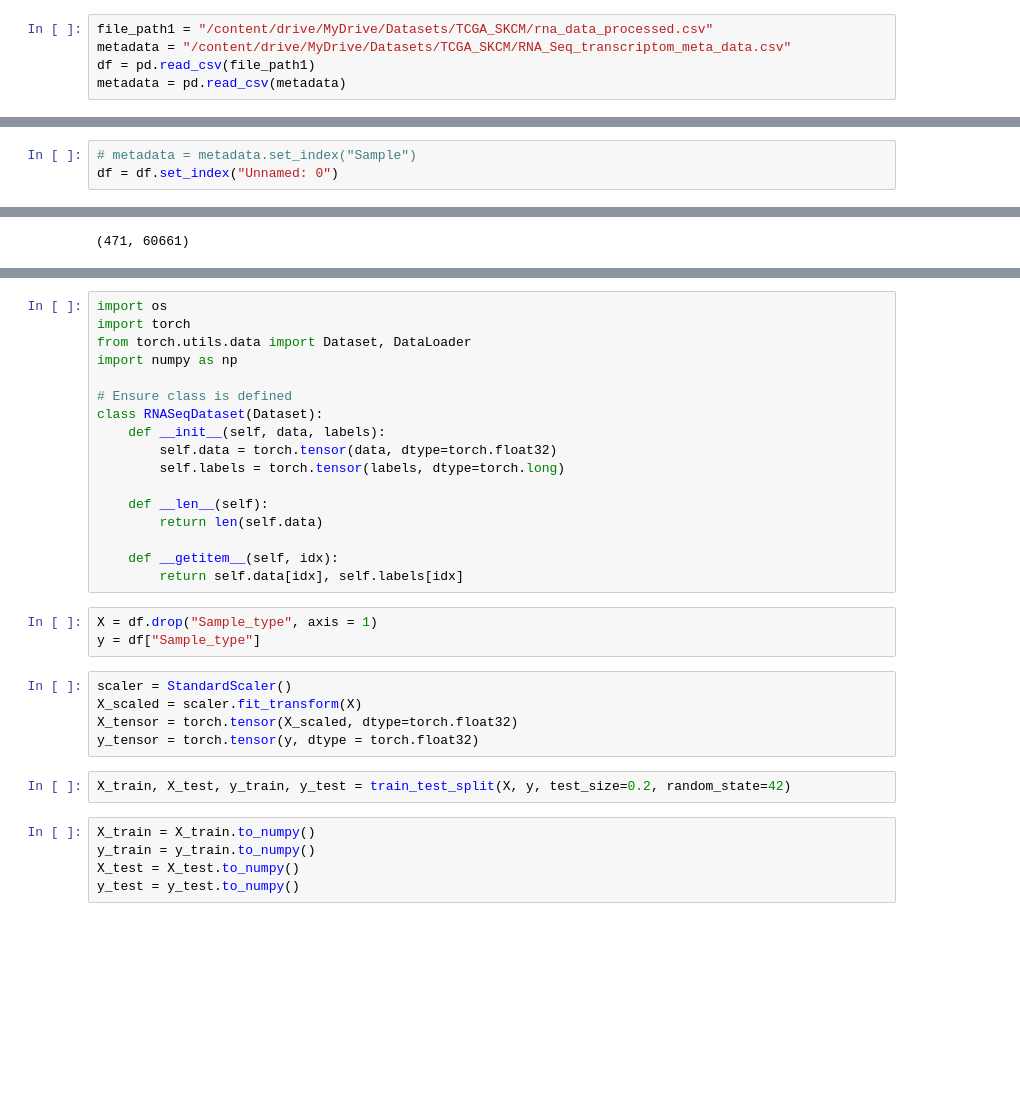
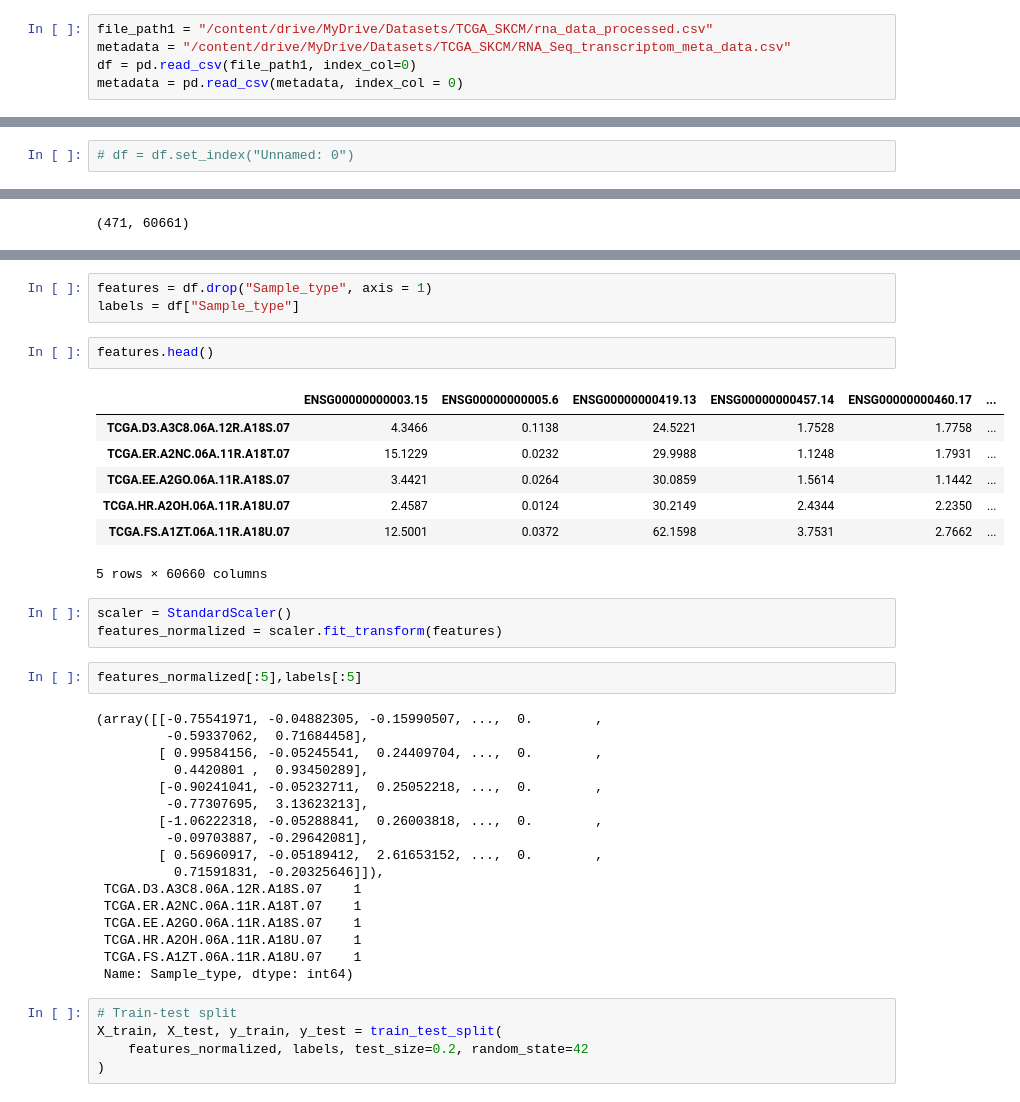
Before and after one commit to alimdneaz/SKCM_Multi_Omics_DL, a Jupyter notebook: python_codes/TCGA_SKCM_RNA_Seq_data_preparation_v2.ipynb, the cells around one changed output, grey strips where cells are left out. Cells and saved outputs as stored; diff of their text form; blank space fills up the shorter version.

```diff
--- a/python_codes/TCGA_SKCM_RNA_Seq_data_preparation_v2.ipynb
+++ b/python_codes/TCGA_SKCM_RNA_Seq_data_preparation_v2.ipynb
@@ -25,5 +25,5 @@ def data_info(data: pd.DataFrame):
 # %%
 file_path1 = "/content/drive/MyDrive/Datasets/TCGA_SKCM/rna_data_processed.csv"
 metadata = "/content/drive/MyDrive/Datasets/TCGA_SKCM/RNA_Seq_transcriptom_meta_data.csv"
-df = pd.read_csv(file_path1)
-metadata = pd.read_csv(metadata)
+df = pd.read_csv(file_path1, index_col=0)
+metadata = pd.read_csv(metadata, index_col = 0)
@@ -68,5 +78,4 @@ Shape of the dataframe: (473, 31)
 75%      355.0000  4.241266e+06      1.0      NaN
 max      473.0000  4.258425e+06      1.0      NaN
 # %%
-# metadata = metadata.set_index("Sample")
-df = df.set_index("Unnamed: 0")
+# df = df.set_index("Unnamed: 0")
@@ -104,32 +130,40 @@ from sklearn.model_selection import train_test_split
-# %%
-import os
-import torch
-from torch.utils.data import Dataset, DataLoader
-import numpy as np
-
-# Ensure class is defined
-class RNASeqDataset(Dataset):
-    def __init__(self, data, labels):
-        self.data = torch.tensor(data, dtype=torch.float32)
-        self.labels = torch.tensor(labels, dtype=torch.long)
-
-    def __len__(self):
-        return len(self.data)
-
-    def __getitem__(self, idx):
-        return self.data[idx], self.labels[idx]
 # %%
-X = df.drop("Sample_type", axis = 1)
-y = df["Sample_type"]
+features = df.drop("Sample_type", axis = 1)
+labels = df["Sample_type"]
-# %%
-scaler = StandardScaler()
-X_scaled = scaler.fit_transform(X)
-X_tensor = torch.tensor(X_scaled, dtype=torch.float32)
-y_tensor = torch.tensor(y, dtype = torch.float32)
+# %%
+features.head()
+# %% [output]
+|  | ENSG00000000003.15 | ENSG00000000005.6 | ENSG00000000419.13 | ENSG00000000457.14 | ENSG00000000460.17 | ... |
+| TCGA.D3.A3C8.06A.12R.A18S.07 | 4.3466 | 0.1138 | 24.5221 | 1.7528 | 1.7758 | ... |
+| TCGA.ER.A2NC.06A.11R.A18T.07 | 15.1229 | 0.0232 | 29.9988 | 1.1248 | 1.7931 | ... |
+| TCGA.EE.A2GO.06A.11R.A18S.07 | 3.4421 | 0.0264 | 30.0859 | 1.5614 | 1.1442 | ... |
+| TCGA.HR.A2OH.06A.11R.A18U.07 | 2.4587 | 0.0124 | 30.2149 | 2.4344 | 2.2350 | ... |
+| TCGA.FS.A1ZT.06A.11R.A18U.07 | 12.5001 | 0.0372 | 62.1598 | 3.7531 | 2.7662 | ... |
+5 rows × 60660 columns
+# %%
+scaler = StandardScaler()
+features_normalized = scaler.fit_transform(features)
+# %%
+features_normalized[:5],labels[:5]
+# %% [output]
+(array([[-0.75541971, -0.04882305, -0.15990507, ...,  0.        ,
+         -0.59337062,  0.71684458],
+        [ 0.99584156, -0.05245541,  0.24409704, ...,  0.        ,
+          0.4420801 ,  0.93450289],
+        [-0.90241041, -0.05232711,  0.25052218, ...,  0.        ,
+         -0.77307695,  3.13623213],
+        [-1.06222318, -0.05288841,  0.26003818, ...,  0.        ,
+         -0.09703887, -0.29642081],
+        [ 0.56960917, -0.05189412,  2.61653152, ...,  0.        ,
+          0.71591831, -0.20325646]]),
+ TCGA.D3.A3C8.06A.12R.A18S.07    1
+ TCGA.ER.A2NC.06A.11R.A18T.07    1
+ TCGA.EE.A2GO.06A.11R.A18S.07    1
+ TCGA.HR.A2OH.06A.11R.A18U.07    1
+ TCGA.FS.A1ZT.06A.11R.A18U.07    1
+ Name: Sample_type, dtype: int64)
 # %%
-X_train, X_test, y_train, y_test = train_test_split(X, y, test_size=0.2, random_state=42)
+# Train-test split
+X_train, X_test, y_train, y_test = train_test_split(
+    features_normalized, labels, test_size=0.2, random_state=42
+)
-# %%
-X_train = X_train.to_numpy()
-y_train = y_train.to_numpy()
-X_test = X_test.to_numpy()
-y_test = y_test.to_numpy()
```
Also changed, not shown: parts of 28 cells of this notebook.
